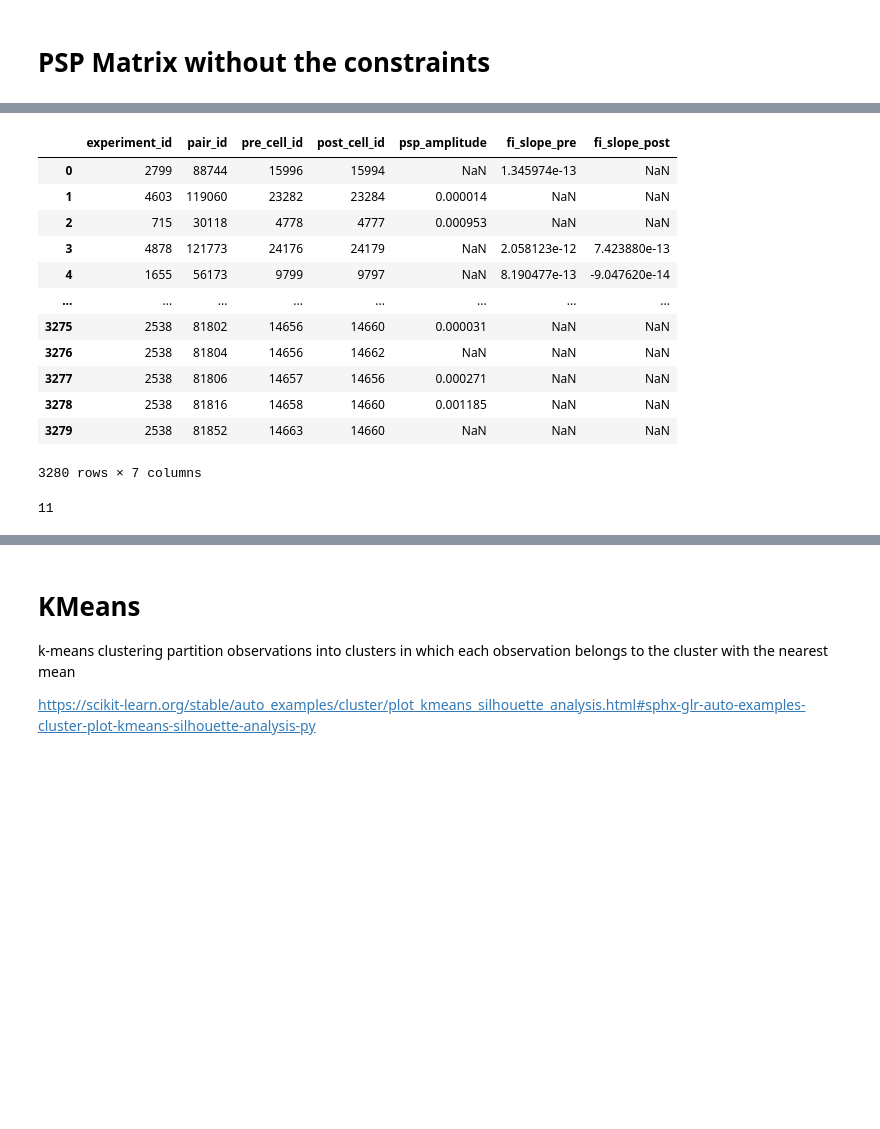
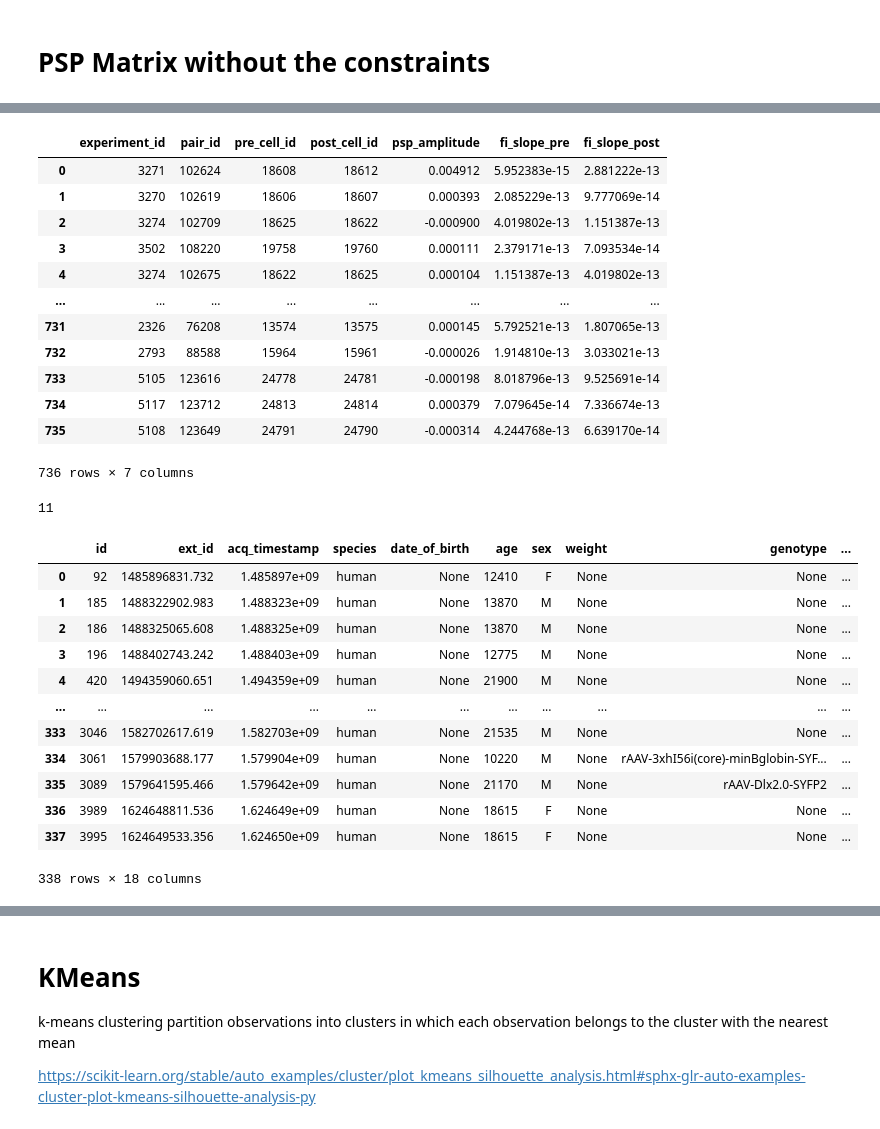
Before and after one commit to acevedomartina/HeterogeneousRNNs, a Jupyter notebook: data_analysis/analysis_neneva.ipynb, the cells around one changed output, grey strips where cells are left out. Drawn from its saved outputs; the diff is of its cells as text; code cells hidden in the pictures; blank space fills up the shorter version.

```diff
--- a/data_analysis/analysis_neneva.ipynb
+++ b/data_analysis/analysis_neneva.ipynb
@@ -1241,15 +1226,14 @@ query = """
             INNER JOIN intrinsic i_post ON p.post_cell_id = i_post.cell_id
 
 
-            --WHERE
+            WHERE
 
-                --syn.psp_amplitude IS NOT NULL
-                --AND i_pre.fi_slope IS NOT NULL
-                --AND i_post.fi_slope IS NOT NULL
-                --AND i_pre.fi_slope > 0
-                --AND i_post.fi_slope > 0
-
-                --p.has_synapse IS NOT NULL
+                syn.psp_amplitude IS NOT NULL
+                AND i_pre.fi_slope IS NOT NULL
+                AND i_post.fi_slope IS NOT NULL
+                AND i_pre.fi_slope > 0
+                AND i_post.fi_slope > 0
+                AND p.has_synapse IS NOT NULL
                 ;
         """
 
@@ -1258,18 +1242,18 @@ df_experiments = pd.read_sql_query(query, con)
 df_experiments
 # %% [output]
 |  | experiment_id | pair_id | pre_cell_id | post_cell_id | psp_amplitude | fi_slope_pre | fi_slope_post |
-| 0 | 2799 | 88744 | 15996 | 15994 | NaN | 1.345974e-13 | NaN |
-| 1 | 4603 | 119060 | 23282 | 23284 | 0.000014 | NaN | NaN |
-| 2 | 715 | 30118 | 4778 | 4777 | 0.000953 | NaN | NaN |
-| 3 | 4878 | 121773 | 24176 | 24179 | NaN | 2.058123e-12 | 7.423880e-13 |
-| 4 | 1655 | 56173 | 9799 | 9797 | NaN | 8.190477e-13 | -9.047620e-14 |
+| 0 | 3271 | 102624 | 18608 | 18612 | 0.004912 | 5.952383e-15 | 2.881222e-13 |
+| 1 | 3270 | 102619 | 18606 | 18607 | 0.000393 | 2.085229e-13 | 9.777069e-14 |
+| 2 | 3274 | 102709 | 18625 | 18622 | -0.000900 | 4.019802e-13 | 1.151387e-13 |
+| 3 | 3502 | 108220 | 19758 | 19760 | 0.000111 | 2.379171e-13 | 7.093534e-14 |
+| 4 | 3274 | 102675 | 18622 | 18625 | 0.000104 | 1.151387e-13 | 4.019802e-13 |
 | ... | ... | ... | ... | ... | ... | ... | ... |
-| 3275 | 2538 | 81802 | 14656 | 14660 | 0.000031 | NaN | NaN |
-| 3276 | 2538 | 81804 | 14656 | 14662 | NaN | NaN | NaN |
-| 3277 | 2538 | 81806 | 14657 | 14656 | 0.000271 | NaN | NaN |
-| 3278 | 2538 | 81816 | 14658 | 14660 | 0.001185 | NaN | NaN |
-| 3279 | 2538 | 81852 | 14663 | 14660 | NaN | NaN | NaN |
+| 731 | 2326 | 76208 | 13574 | 13575 | 0.000145 | 5.792521e-13 | 1.807065e-13 |
+| 732 | 2793 | 88588 | 15964 | 15961 | -0.000026 | 1.914810e-13 | 3.033021e-13 |
+| 733 | 5105 | 123616 | 24778 | 24781 | -0.000198 | 8.018796e-13 | 9.525691e-14 |
+| 734 | 5117 | 123712 | 24813 | 24814 | 0.000379 | 7.079645e-14 | 7.336674e-13 |
+| 735 | 5108 | 123649 | 24791 | 24790 | -0.000314 | 4.244768e-13 | 6.639170e-14 |
-3280 rows × 7 columns
+736 rows × 7 columns
 # %%
 # Define experiments to exclude
 # excluded_experiments = {469, 1504, 1864, 2218, 2808, 2913}  # why
@@ -1284,5 +1268,21 @@ n_experiments = len(valid_experiments)
 print(n_experiments)
 # %% [output]
 11
+# %%
+pd.read_sql_query("SELECT * FROM slice WHERE species != 'mouse';", con)
+# %% [output]
+|  | id | ext_id | acq_timestamp | species | date_of_birth | age | sex | weight | genotype | ... |
+| 0 | 92 | 1485896831.732 | 1.485897e+09 | human | None | 12410 | F | None | None | ... |
+| 1 | 185 | 1488322902.983 | 1.488323e+09 | human | None | 13870 | M | None | None | ... |
+| 2 | 186 | 1488325065.608 | 1.488325e+09 | human | None | 13870 | M | None | None | ... |
+| 3 | 196 | 1488402743.242 | 1.488403e+09 | human | None | 12775 | M | None | None | ... |
+| 4 | 420 | 1494359060.651 | 1.494359e+09 | human | None | 21900 | M | None | None | ... |
+| ... | ... | ... | ... | ... | ... | ... | ... | ... | ... | ... |
+| 333 | 3046 | 1582702617.619 | 1.582703e+09 | human | None | 21535 | M | None | None | ... |
+| 334 | 3061 | 1579903688.177 | 1.579904e+09 | human | None | 10220 | M | None | rAAV-3xhI56i(core)-minBglobin-SYF... | ... |
+| 335 | 3089 | 1579641595.466 | 1.579642e+09 | human | None | 21170 | M | None | rAAV-Dlx2.0-SYFP2 | ... |
+| 336 | 3989 | 1624648811.536 | 1.624649e+09 | human | None | 18615 | F | None | None | ... |
+| 337 | 3995 | 1624649533.356 | 1.624650e+09 | human | None | 18615 | F | None | None | ... |
+338 rows × 18 columns
 # %%
 folder = f"data_analysis/saved_data"
```
Also changed, not shown: parts of 13 cells of this notebook.
